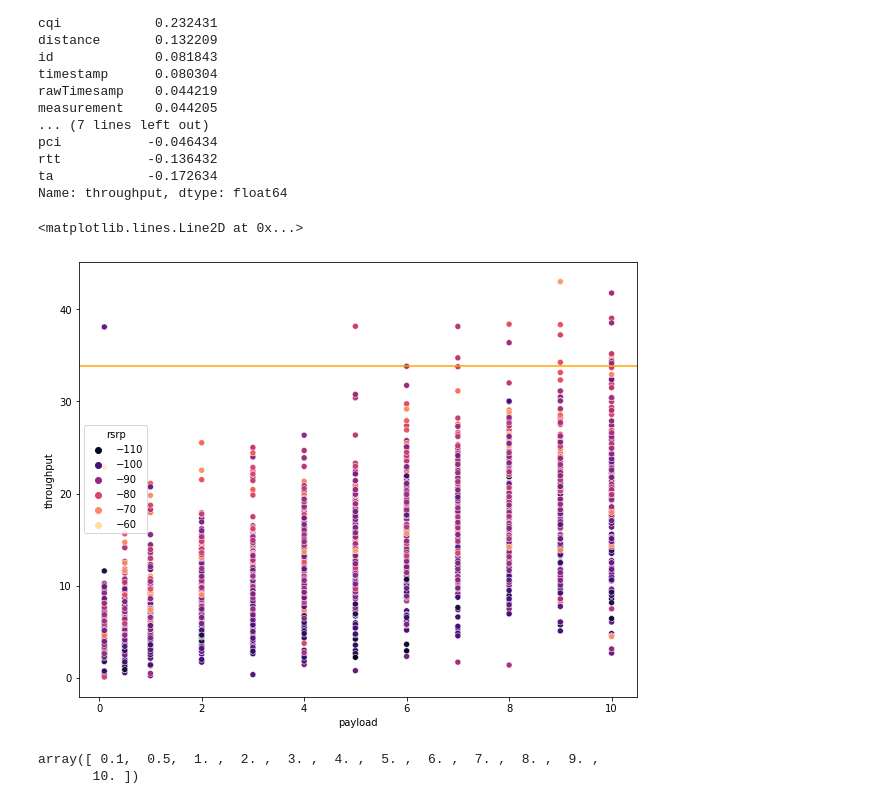
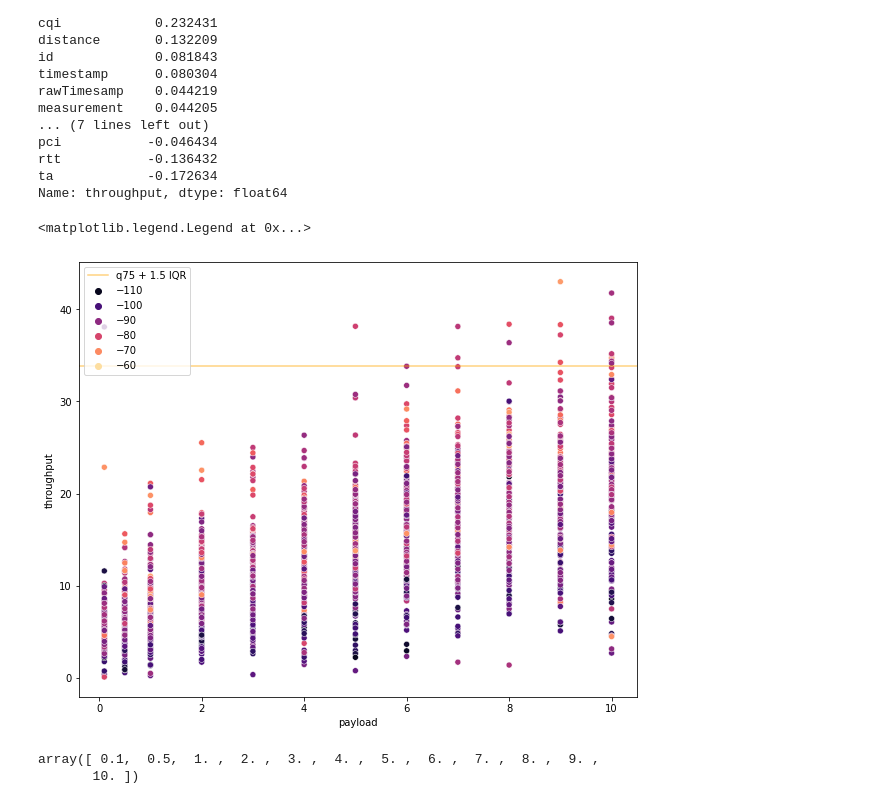
Before and after one commit to luiul/statistics-meets-logistics, a Jupyter notebook: project-w-data/dl-project.ipynb, the cells around one changed output. Saved outputs shown, nothing was run; the diff lists cells and outputs as text; code cells hidden in the pictures.

```diff
--- a/project-w-data/dl-project.ipynb
+++ b/project-w-data/dl-project.ipynb
@@ -338,16 +353,19 @@ Name: throughput, dtype: float64
 # %%
 plt.figure(figsize=(10,8))
 sns.scatterplot(data=df, x='payload', y='throughput',hue='rsrp',palette='magma')
-plt.axhline(y=up_lim,color='orange')
+
+plt.axhline(y=up_lim,color='orange',alpha=.5,label='q75 + 1.5 IQR')
+
+plt.legend(loc='best')
 
 #plt.axhline(y=d_low_lim,color='orange')
 
 # note that within every payload size we have a distribution and as payload increses, so does the throughput but also the variane of the distribution within the payload
 
 # remove the outlier at x=0.1
 # %% [output]
-<matplotlib.lines.Line2D at 0x...>
+<matplotlib.legend.Legend at 0x...>
-[figure, old version]
+[figure, new version]
 # %%
 np.sort(df['payload'].unique())
 # precision of the payload column / x axis
```
Also changed, not shown: parts of 8 cells of this notebook, 7 other files.
